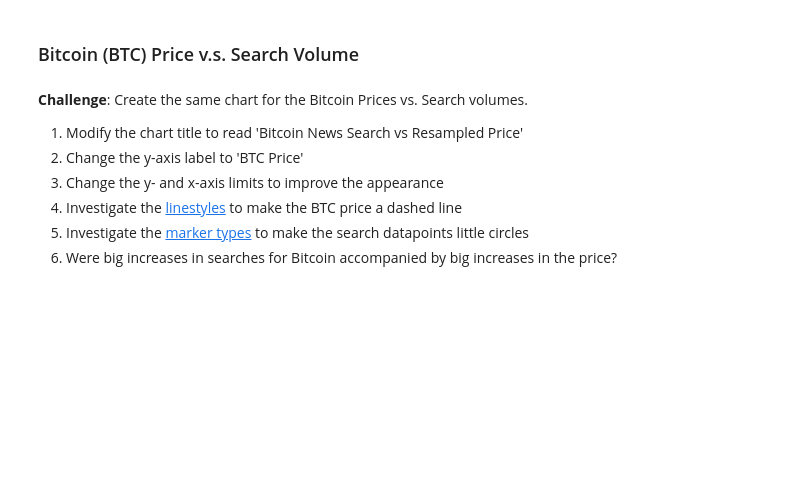
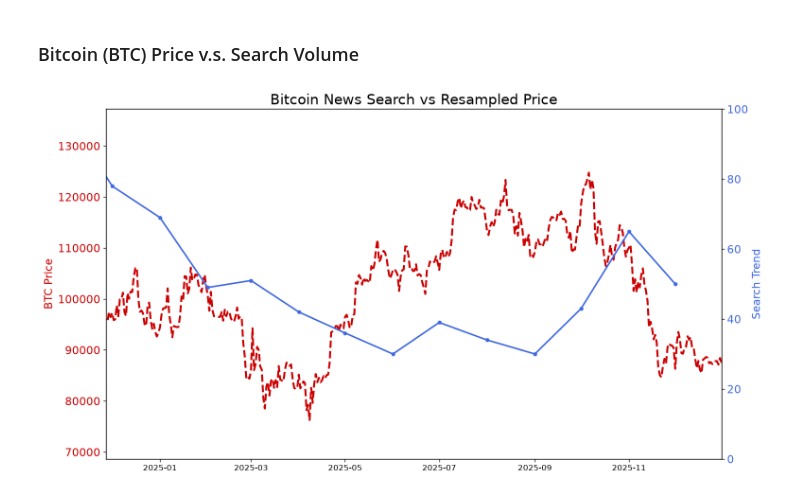
Before and after one commit to heyliceeee/Google-Trends-Data, a Jupyter notebook: Google Trends and Data Visualisation.ipynb, the cells around one changed output. Cells and saved outputs as stored; diff of their text form; code cells hidden in the pictures; blank space fills up the shorter version.

```diff
--- a/Google Trends and Data Visualisation.ipynb
+++ b/Google Trends and Data Visualisation.ipynb
@@ -470,10 +480,28 @@ How to add tick formatting for dates on the x-axis.
 # %% [markdown]
 ### Bitcoin (BTC) Price v.s. Search Volume
-# %% [markdown]
-**Challenge**: Create the same chart for the Bitcoin Prices vs. Search volumes. <br>
-1. Modify the chart title to read 'Bitcoin News Search vs Resampled Price' <br>
-2. Change the y-axis label to 'BTC Price' <br>
-3. Change the y- and x-axis limits to improve the appearance <br>
-4. Investigate the [linestyles](https://matplotlib.org/3.2.1/api/_as_gen/matplotlib.pyplot.plot.html ) to make the BTC price a dashed line <br>
-5. Investigate the [marker types](https://matplotlib.org/3.2.1/api/markers_api.html) to make the search datapoints little circles <br>
-6. Were big increases in searches for Bitcoin accompanied by big increases in the price?
+# %%
+plt.figure(figsize=(14, 8), dpi=120)
+
+# First axis: BTC Price (dashed line)
+ax1 = plt.gca()
+ax1.plot(df_btc_price["DATE"], df_btc_price["CLOSE"],color="#cc0000", linestyle="--", linewidth=2.5, label="BTC Price")
+ax1.set_ylabel("BTC Price", fontsize=14, color="#cc0000")
+ax1.tick_params(axis="y", labelcolor="#cc0000", labelsize=14)
+
+# Second axis: Search Trend (circle markers)
+ax2 = ax1.twinx()
+ax2.plot(df_btc_search["MONTH"], df_btc_search["BTC_NEWS_SEARCH_PT"],color="royalblue", marker="o", markersize=4, linewidth=2,label="Search Trend")
+ax2.set_ylabel("Search Trend", fontsize=14, color="royalblue")
+ax2.tick_params(axis="y", labelcolor="royalblue", labelsize=14)
+
+plt.xticks(rotation=45, fontsize=14) # X-axis formatting
+
+plt.title("Bitcoin News Search vs Resampled Price", fontsize=18)# Title
+
+# Axis limits
+ax1.set_ylim(df_btc_price["CLOSE"].min() * 0.90,df_btc_price["CLOSE"].max() * 1.10)
+ax2.set_ylim(0, 100)
+ax1.set_xlim(df_btc_price["DATE"].min(),df_btc_price["DATE"].max())
+plt.show()
+# %% [output]
+[figure, added]
```
Also changed, not shown: parts of 20 cells of this notebook.
